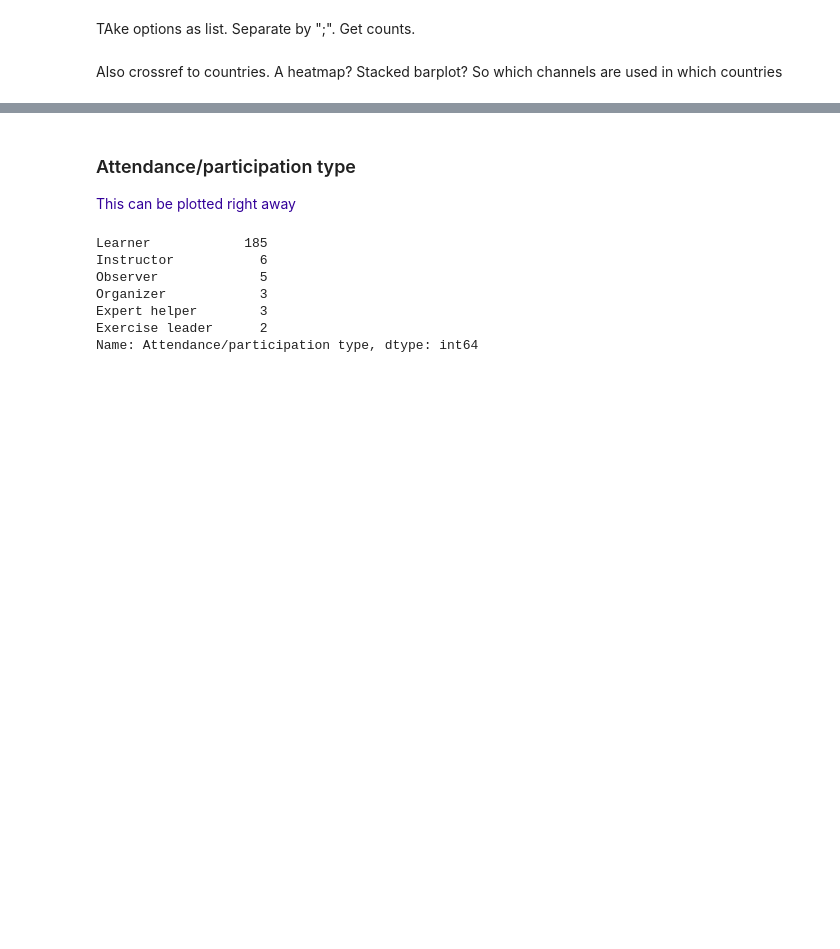
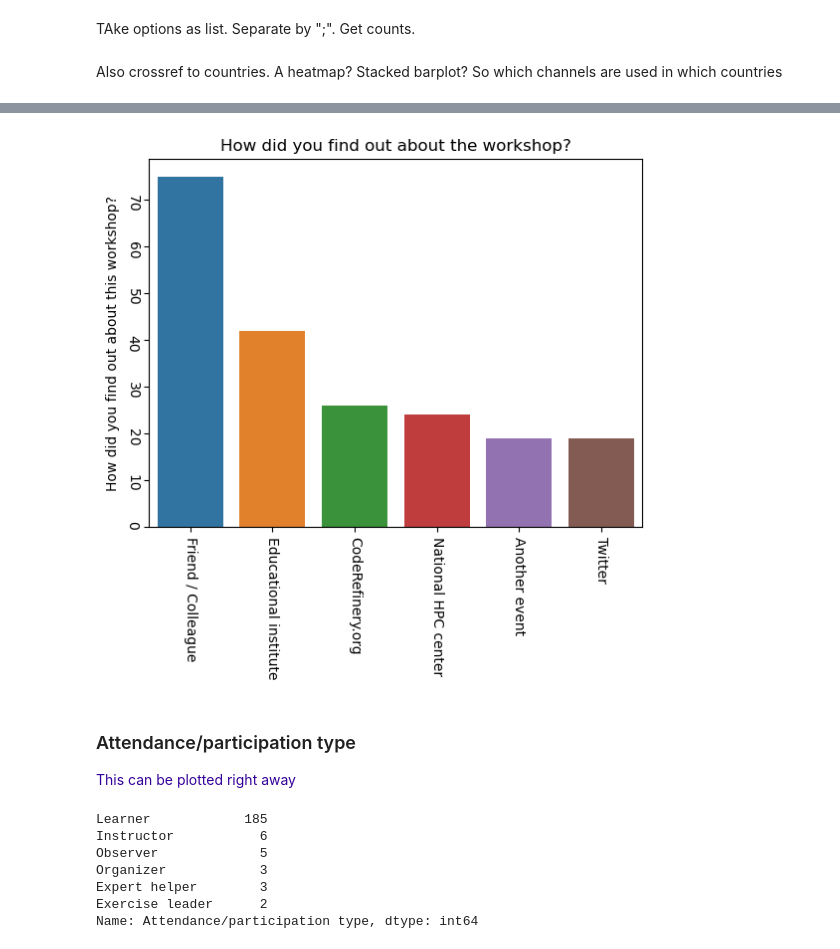
Before and after one commit to coderefinery/workshop-stats, a Jupyter notebook: Registration_stats.ipynb, the cells around one changed output, grey strips where cells are left out. Saved outputs shown, nothing was run; the diff lists cells and outputs as text; code cells hidden in the pictures; blank space fills up the shorter version.

Commit message:
Corrected find out counts

```diff
--- a/Registration_stats.ipynb
+++ b/Registration_stats.ipynb
@@ -197,3 +197,6 @@ plt.savefig("./plots/Registration_Career.png")
 TAke options as list. Separate by ";". Get counts.
 # %% [markdown]
 Also crossref to countries. A heatmap? Stacked barplot? So which channels are used in which countries
+# %%
+infoSources_list = ["Twitter","CodeRefinery.org","Educational institute","National HPC center","Friend / Colleague","Another event"]
+infoSources = pd.Series(infoSources_list)
@@ -223,3 +236,20 @@ Name: How did you find out about this workshop?, dtype: int64
+# %%
+countFindOut_corrected = countFindOut[:6].copy(deep = True)
+
+for source in infoSources_list:
+    for index,count in zip(countFindOut.index[6:].values,countFindOut.values[6:]):
+        if source in index:
+#           print(source, index, count)
+#           print(source,countFindOut_corrected[source])
+            countFindOut_corrected[source] = countFindOut_corrected[source] + count
+# %%
+ax = sns.barplot(x=countFindOut_corrected.index, y=countFindOut_corrected)
+ax.set(title="How did you find out about the workshop?")
+ax.set_xticklabels(countFindOut_corrected.index.values)
+ax.tick_params(labelrotation = 270)
+plt.savefig("./plots/Registration_FindOut.png")
+# %% [output]
+[figure, added]
 # %% [markdown]
 ### Attendance/participation type
 
```
Also changed, not shown: parts of 3 cells of this notebook, 1 other file.
